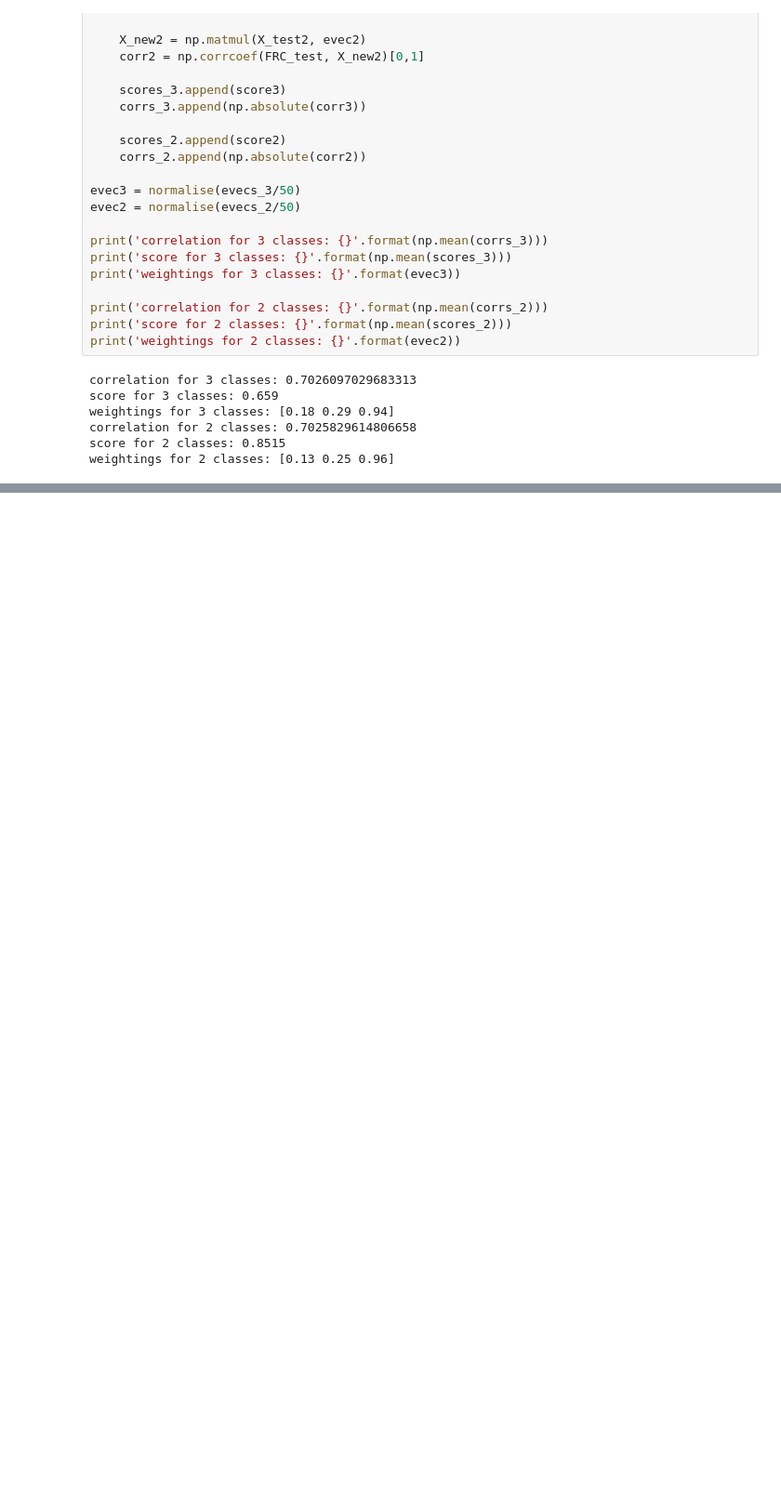
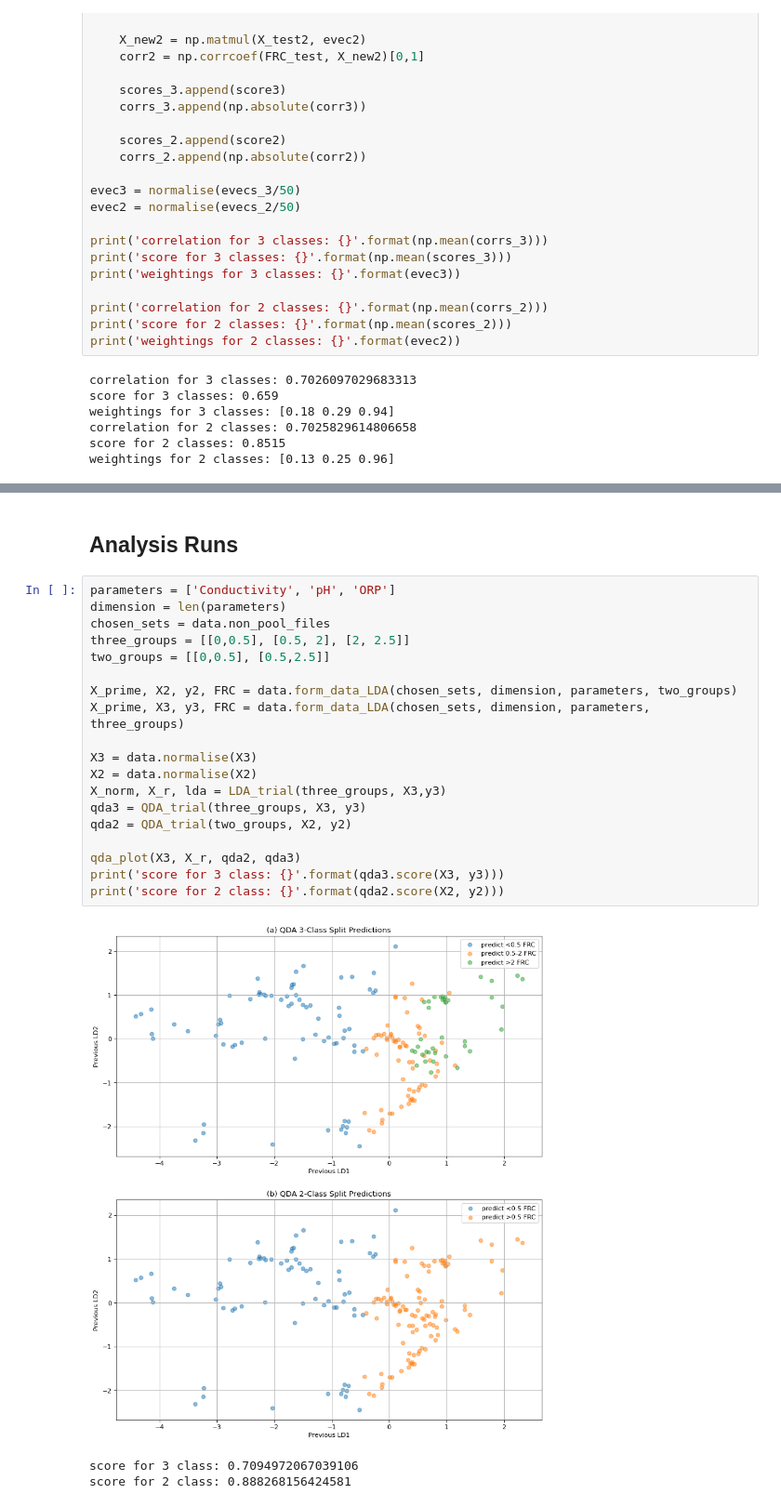
Before and after one commit to NSant215/FRC_Analysis, a Jupyter notebook: LDA_QDA.ipynb, the cells around one changed output, grey strips where cells are left out. Shown: that part at 93% size. Saved outputs shown, nothing was run; the diff lists cells and outputs as text; blank space fills up the shorter version.

```diff
--- a/LDA_QDA.ipynb
+++ b/LDA_QDA.ipynb
@@ -250,0 +312,26 @@ weightings for 2 classes: [0.13 0.25 0.96]
+# %% [markdown]
+
+## Analysis Runs
+# %%
+parameters = ['Conductivity', 'pH', 'ORP']
+dimension = len(parameters)
+chosen_sets = data.non_pool_files
+three_groups = [[0,0.5], [0.5, 2], [2, 2.5]]
+two_groups = [[0,0.5], [0.5,2.5]]
+
+X_prime, X2, y2, FRC = data.form_data_LDA(chosen_sets, dimension, parameters, two_groups)
+X_prime, X3, y3, FRC = data.form_data_LDA(chosen_sets, dimension, parameters, three_groups)
+
+X3 = data.normalise(X3)
+X2 = data.normalise(X2)
+X_norm, X_r, lda = LDA_trial(three_groups, X3,y3)
+qda3 = QDA_trial(three_groups, X3, y3)
+qda2 = QDA_trial(two_groups, X2, y2)
+
+qda_plot(X3, X_r, qda2, qda3)
+print('score for 3 class: {}'.format(qda3.score(X3, y3)))
+print('score for 2 class: {}'.format(qda2.score(X2, y2)))
+# %% [output]
+[figure, added]
+score for 3 class: 0.7094972067039106
+score for 2 class: 0.888268156424581
```
Also changed, not shown: parts of 4 cells of this notebook.
